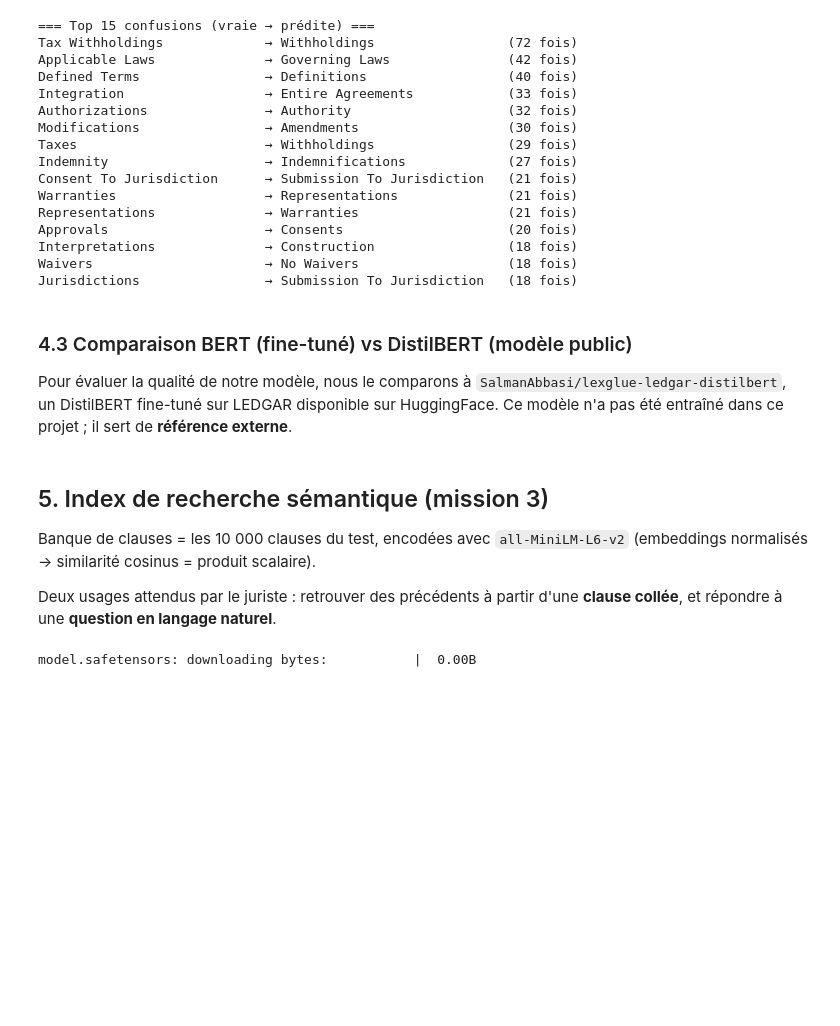
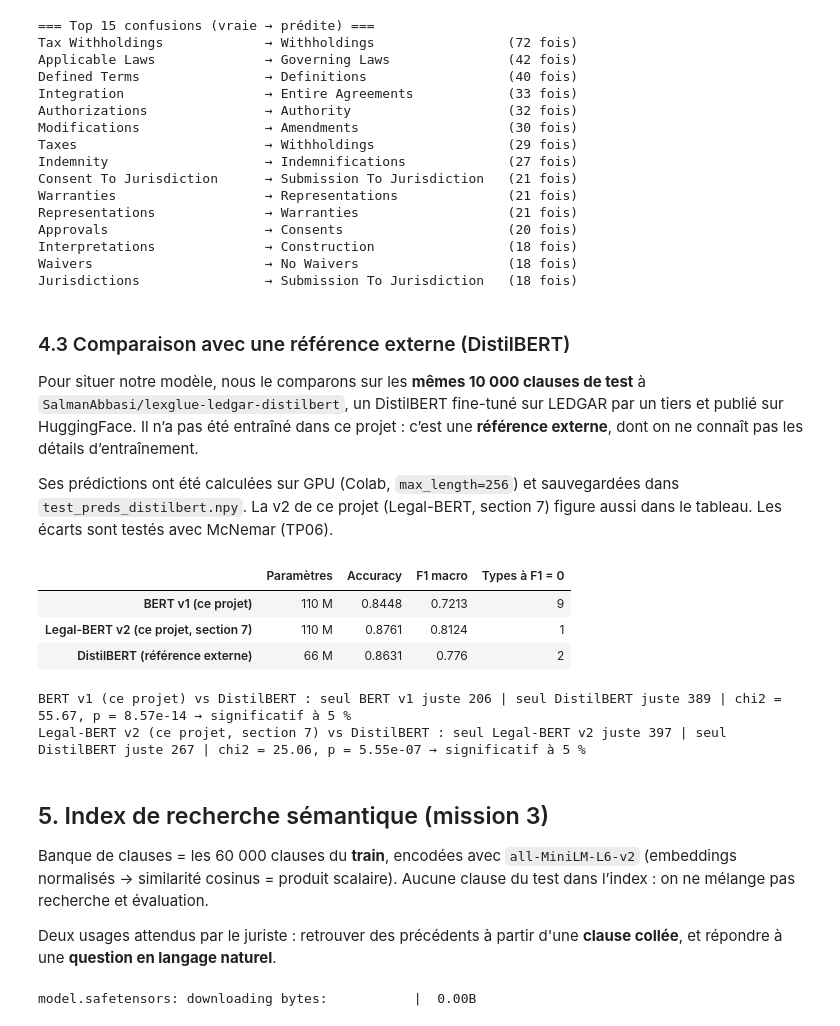
Before and after one commit to Charles-Scannavino/Projet_Deep_Learning, a Jupyter notebook: notebooks/Projet_DL_NLP.ipynb, the cells around one changed output. Cells and saved outputs as stored; diff of their text form; code cells hidden in the pictures; blank space fills up the shorter version.

Commit message:
Correction des textes (banque train, ECE faible) et section 4.3 executee avec les predictions DistilBERT

```diff
--- a/notebooks/Projet_DL_NLP.ipynb
+++ b/notebooks/Projet_DL_NLP.ipynb
@@ -455,41 +455,55 @@ Interpretations              → Construction                 (18 fois)
 Waivers                      → No Waivers                   (18 fois)
 Jurisdictions                → Submission To Jurisdiction   (18 fois)
 # %% [markdown]
-### 4.3 Comparaison BERT (fine-tuné) vs DistilBERT (modèle public)
+### 4.3 Comparaison avec une référence externe (DistilBERT)
 
-Pour évaluer la qualité de notre modèle, nous le comparons à `SalmanAbbasi/lexglue-ledgar-distilbert`,
-un DistilBERT fine-tuné sur LEDGAR disponible sur HuggingFace.
-Ce modèle n'a pas été entraîné dans ce projet ; il sert de **référence externe**.
+Pour situer notre modèle, nous le comparons sur les **mêmes 10 000 clauses de test** à `SalmanAbbasi/lexglue-ledgar-distilbert`, un DistilBERT fine-tuné sur LEDGAR par un tiers et publié sur HuggingFace. Il n’a pas été entraîné dans ce projet : c’est une **référence externe**, dont on ne connaît pas les détails d’entraînement.
+
+Ses prédictions ont été calculées sur GPU (Colab, `max_length=256`) et sauvegardées dans `test_preds_distilbert.npy`. La v2 de ce projet (Legal-BERT, section 7) figure aussi dans le tableau. Les écarts sont testés avec McNemar (TP06).
 # %%
-import pandas as pd
+import math
+import numpy as np, pandas as pd
+from IPython.display import display
+from sklearn.metrics import accuracy_score, f1_score
 
-# Résultats obtenus sur le jeu de test LEDGAR (10 000 clauses)
-comparison = {
-    "Modèle": [
-        "BERT (bert-base-uncased, ce projet)",
-        "DistilBERT (SalmanAbbasi / HuggingFace)"
-    ],
-    "Paramètres": ["110 M", "66 M"],
-    "Accuracy": [0.8448, 0.8631],
-    "F1 macro": [0.7213, 0.7761],
-    "Classes F1 = 0": [9, 2],
-    "ECE (calibration)": [0.0195, "—"],
+y_true = np.load("test_labels.npy")
+modeles = {
+    "BERT v1 (ce projet)": ("110 M", np.load("test_preds.npy")),
+    "Legal-BERT v2 (ce projet, section 7)": ("110 M", np.load("test_preds_v2.npy")),
+    "DistilBERT (référence externe)": ("66 M", np.load("test_preds_distilbert.npy")),
 }
-df = pd.DataFrame(comparison).set_index("Modèle")
-display(df)
 
-print("""
-Observations :
-- DistilBERT public obtient +1.8 pp accuracy et +5.5 pp F1 macro malgré 40 % moins de paramètres.
-- Notre BERT a 9 classes F1=0 vs 2 pour DistilBERT — reflet d'un entraînement plus court (2 epochs).
-- L'ECE de 0.0195 indique que notre BERT est bien calibré : sa confiance reflète sa précision réelle.
-- Piste d'amélioration : entraîner plus longtemps (5–10 epochs) ou utiliser data augmentation
-  sur les classes rares pour réduire les 9 classes à F1 nul.
-""")
+rows = {}
+for nom, (taille, y_pred) in modeles.items():
+    f = f1_score(y_true, y_pred, average=None, labels=range(100), zero_division=0)
+    rows[nom] = {"Paramètres": taille, "Accuracy": round(accuracy_score(y_true, y_pred), 4),
+                 "F1 macro": round(f.mean(), 4), "Types à F1 = 0": int((f == 0).sum())}
+display(pd.DataFrame(rows).T)
+
+
+def mcnemar(pred_a, pred_b):
+    ok_a, ok_b = pred_a == y_true, pred_b == y_true
+    seul_a, seul_b = int(np.sum(ok_a & ~ok_b)), int(np.sum(~ok_a & ok_b))
+    chi2 = (abs(seul_a - seul_b) - 1) ** 2 / (seul_a + seul_b)
+    return seul_a, seul_b, chi2, math.erfc(math.sqrt(chi2 / 2))
+
+
+distil = modeles["DistilBERT (référence externe)"][1]
+for nom in ["BERT v1 (ce projet)", "Legal-BERT v2 (ce projet, section 7)"]:
+    seul_a, seul_b, chi2, p = mcnemar(modeles[nom][1], distil)
+    print(f"{nom} vs DistilBERT : seul {nom.split(' (')[0]} juste {seul_a} | seul DistilBERT juste {seul_b} | "
+          f"chi2 = {chi2:.2f}, p = {p:.2e} → {'significatif' if p < 0.05 else 'non significatif'} à 5 %")
+# %% [output]
+|  | Paramètres | Accuracy | F1 macro | Types à F1 = 0 |
+| BERT v1 (ce projet) | 110 M | 0.8448 | 0.7213 | 9 |
+| Legal-BERT v2 (ce projet, section 7) | 110 M | 0.8761 | 0.8124 | 1 |
+| DistilBERT (référence externe) | 66 M | 0.8631 | 0.776 | 2 |
+BERT v1 (ce projet) vs DistilBERT : seul BERT v1 juste 206 | seul DistilBERT juste 389 | chi2 = 55.67, p = 8.57e-14 → significatif à 5 %
+Legal-BERT v2 (ce projet, section 7) vs DistilBERT : seul Legal-BERT v2 juste 397 | seul DistilBERT juste 267 | chi2 = 25.06, p = 5.55e-07 → significatif à 5 %
 # %% [markdown]
 ## 5. Index de recherche sémantique (mission 3)
 
-Banque de clauses = les 10 000 clauses du test, encodées avec `all-MiniLM-L6-v2` (embeddings normalisés → similarité cosinus = produit scalaire).
+Banque de clauses = les 60 000 clauses du **train**, encodées avec `all-MiniLM-L6-v2` (embeddings normalisés → similarité cosinus = produit scalaire). Aucune clause du test dans l’index : on ne mélange pas recherche et évaluation.
 
 Deux usages attendus par le juriste : retrouver des précédents à partir d'une **clause collée**, et répondre à une **question en langage naturel**.
 # %%
```
Also changed, not shown: parts of 3 cells of this notebook, 1 other file.
